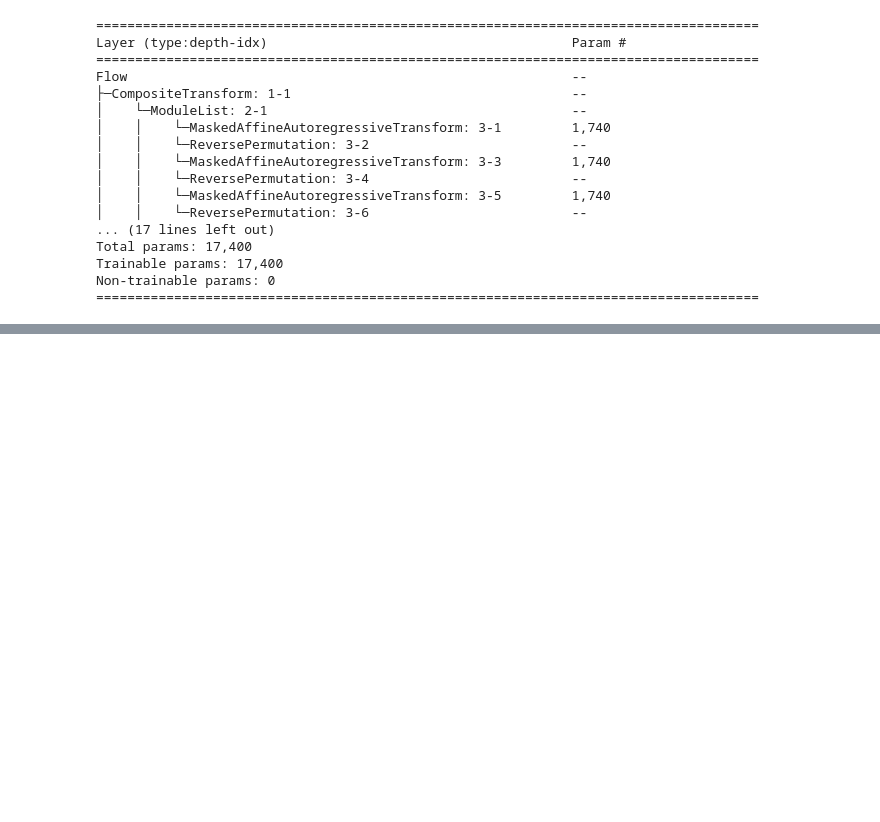
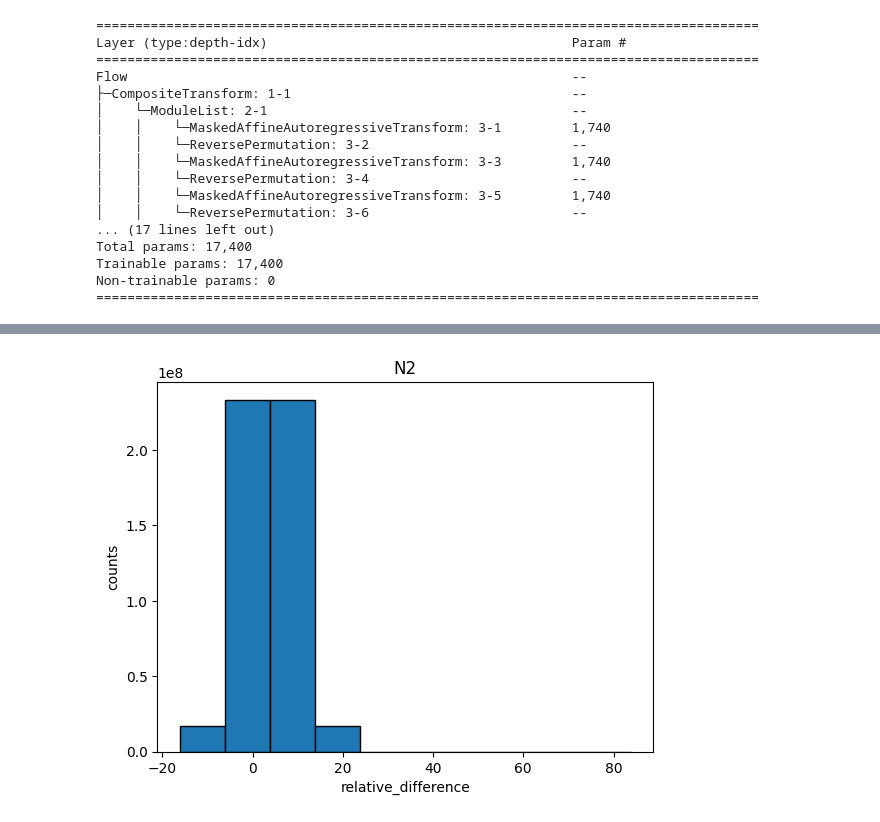
Before and after one commit to vigneshK0404/NOva_Fitter_CNF, a Jupyter notebook: CNF_Modified.ipynb, the cells around one changed output, grey strips where cells are left out. Drawn from its saved outputs; the diff is of its cells as text; code cells hidden in the pictures; blank space fills up the shorter version.

```diff
--- a/CNF_Modified.ipynb
+++ b/CNF_Modified.ipynb
@@ -470,0 +368,4 @@ print(cnfT)
+# %%
+plotHist(N2_cnf, cnfT[3],"N2",0,100)
+# %% [output]
+[figure, added]
```
Also changed, not shown: parts of 19 cells of this notebook.
